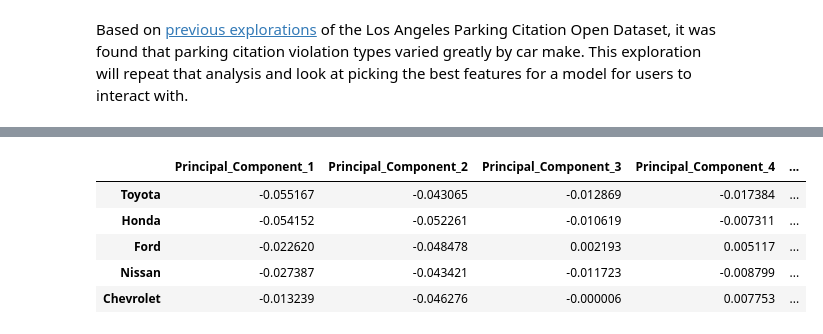
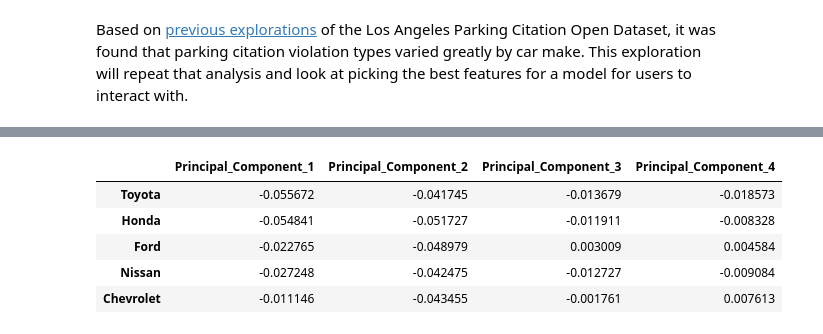
Before and after one commit to gregpawin/lucky-parking, a Jupyter notebook: notebooks/exploratory/1-gp-explore_car_make.ipynb, the cells around one changed output, grey strips where cells are left out. Saved outputs shown, nothing was run; the diff lists cells and outputs as text; code cells hidden in the pictures.

```diff
--- a/notebooks/exploratory/1-gp-explore_car_make.ipynb
+++ b/notebooks/exploratory/1-gp-explore_car_make.ipynb
@@ -61,13 +63,13 @@ plt.show()
 # %%
 # Find principal component of violation ratio data using one component
-pca = PCA(n_components=6)
+pca = PCA(n_components=4)
 make_pca = pd.DataFrame(data = pca.fit_transform(make_ratio)
-             , columns = [f'Principal_Component_{n + 1}' for n in range(6)], index = make_ratio.index)
+             , columns = [f'Principal_Component_{n + 1}' for n in range(len(pca.components_))], index = make_ratio.index)
 make_pca.head()
 # %% [output]
-|  | Principal_Component_1 | Principal_Component_2 | Principal_Component_3 | Principal_Component_4 | ... |
-| Toyota | -0.055167 | -0.043065 | -0.012869 | -0.017384 | ... |
-| Honda | -0.054152 | -0.052261 | -0.010619 | -0.007311 | ... |
-| Ford | -0.022620 | -0.048478 | 0.002193 | 0.005117 | ... |
-| Nissan | -0.027387 | -0.043421 | -0.011723 | -0.008799 | ... |
-| Chevrolet | -0.013239 | -0.046276 | -0.000006 | 0.007753 | ... |
+|  | Principal_Component_1 | Principal_Component_2 | Principal_Component_3 | Principal_Component_4 |
+| Toyota | -0.055672 | -0.041745 | -0.013679 | -0.018573 |
+| Honda | -0.054841 | -0.051727 | -0.011911 | -0.008328 |
+| Ford | -0.022765 | -0.048979 | 0.003009 | 0.004584 |
+| Nissan | -0.027248 | -0.042475 | -0.012727 | -0.009084 |
+| Chevrolet | -0.011146 | -0.043455 | -0.001761 | 0.007613 |
```
Also changed, not shown: parts of 28 cells of this notebook, 2 other files.
